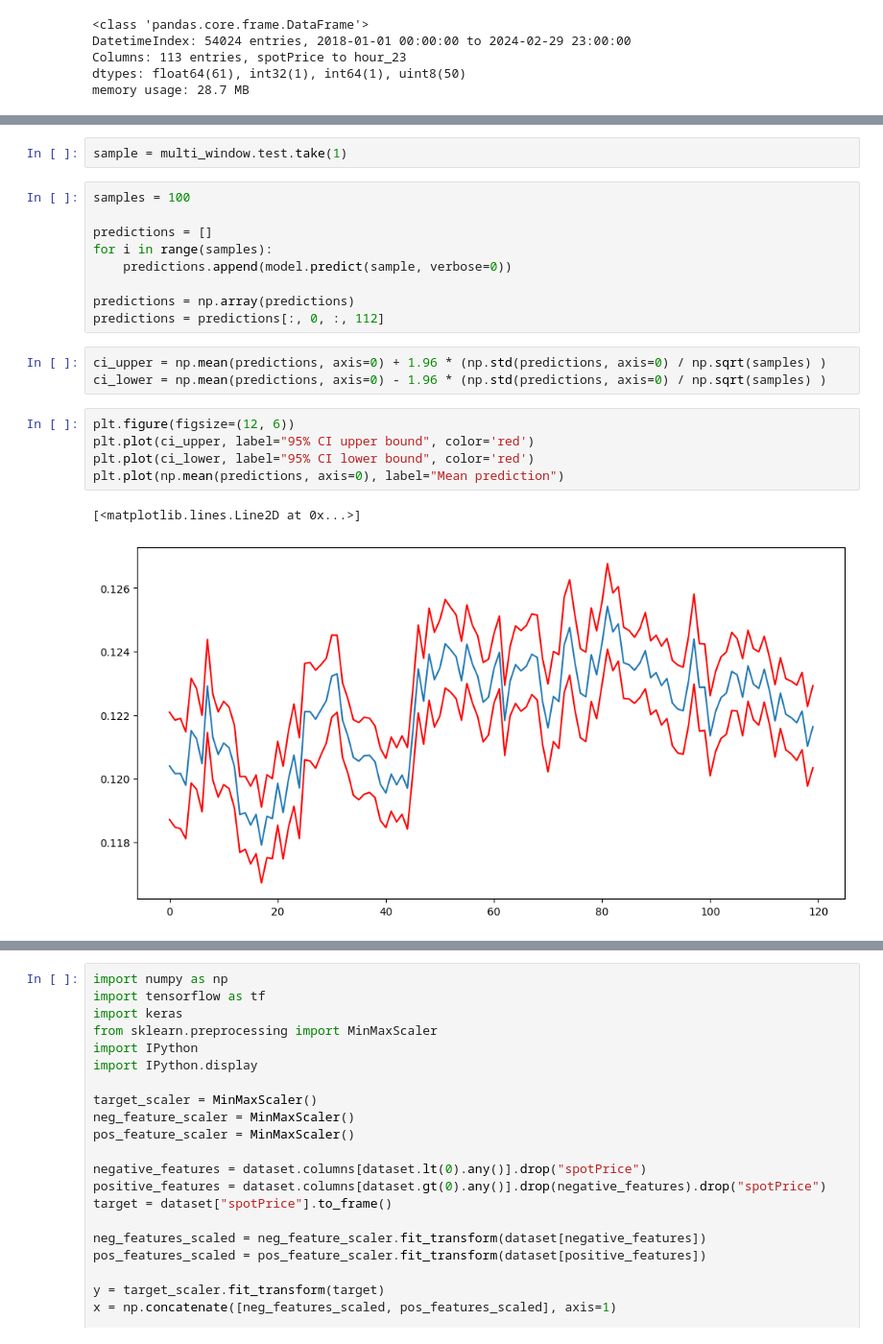
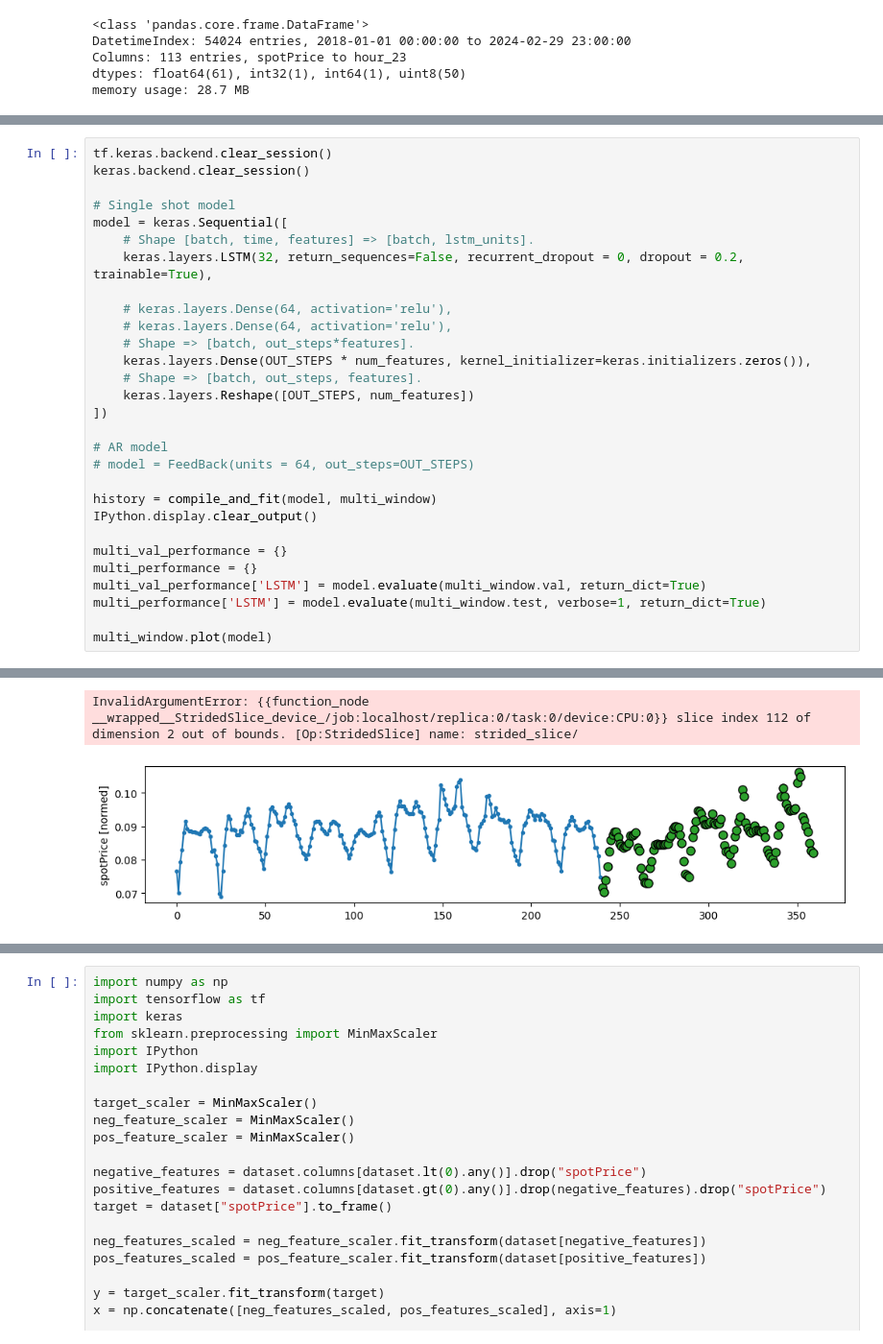
Before and after one commit to dasooni/Seq2seq-Time-series-forecasting, a Jupyter notebook: keras2.ipynb, the cells around one changed output, grey strips where cells are left out. Shown at 96% size. Saved outputs shown, nothing was run; the diff lists cells and outputs as text.

```diff
--- a/keras2.ipynb
+++ b/keras2.ipynb
@@ -376,22 +344,30 @@ Error:
-# %%
-sample = multi_window.test.take(1)
-# %%
-samples = 100
-
-predictions = []
-for i in range(samples):
-    predictions.append(model.predict(sample, verbose=0))
-
-predictions = np.array(predictions)
-predictions = predictions[:, 0, :, 112]
-# %%
-ci_upper = np.mean(predictions, axis=0) + 1.96 * (np.std(predictions, axis=0) / np.sqrt(samples) )
-ci_lower = np.mean(predictions, axis=0) - 1.96 * (np.std(predictions, axis=0) / np.sqrt(samples) )
-# %%
-plt.figure(figsize=(12, 6))
-plt.plot(ci_upper, label="95% CI upper bound", color='red')
-plt.plot(ci_lower, label="95% CI lower bound", color='red')
-plt.plot(np.mean(predictions, axis=0), label="Mean prediction")
-# %% [output]
-[<matplotlib.lines.Line2D at 0x...>]
-[figure, removed]
+# %%
+tf.keras.backend.clear_session()
+keras.backend.clear_session()
+
+# Single shot model
+model = keras.Sequential([
+    # Shape [batch, time, features] => [batch, lstm_units].
+    keras.layers.LSTM(32, return_sequences=False, recurrent_dropout = 0, dropout = 0.2, trainable=True),
+
+    # keras.layers.Dense(64, activation='relu'),
+    # keras.layers.Dense(64, activation='relu'),
+    # Shape => [batch, out_steps*features].
+    keras.layers.Dense(OUT_STEPS * num_features, kernel_initializer=keras.initializers.zeros()),
+    # Shape => [batch, out_steps, features].
+    keras.layers.Reshape([OUT_STEPS, num_features])
+])
+
+# AR model
+# model = FeedBack(units = 64, out_steps=OUT_STEPS)
+
+history = compile_and_fit(model, multi_window)
+IPython.display.clear_output()
+
+multi_val_performance = {}
+multi_performance = {}
+multi_val_performance['LSTM'] = model.evaluate(multi_window.val, return_dict=True)
+multi_performance['LSTM'] = model.evaluate(multi_window.test, verbose=1, return_dict=True)
+
+multi_window.plot(model)
+# %% [output]
@@ -397,0 +376,2 @@ plt.plot(np.mean(predictions, axis=0), label="Mean prediction")
+InvalidArgumentError: {{function_node __wrapped__StridedSlice_device_/job:localhost/replica:0/task:0/device:CPU:0}} slice index 112 of dimension 2 out of bounds. [Op:StridedSlice] name: strided_slice/
+[figure, added]
```
Also changed, not shown: parts of 8 cells of this notebook, 12 other files.
